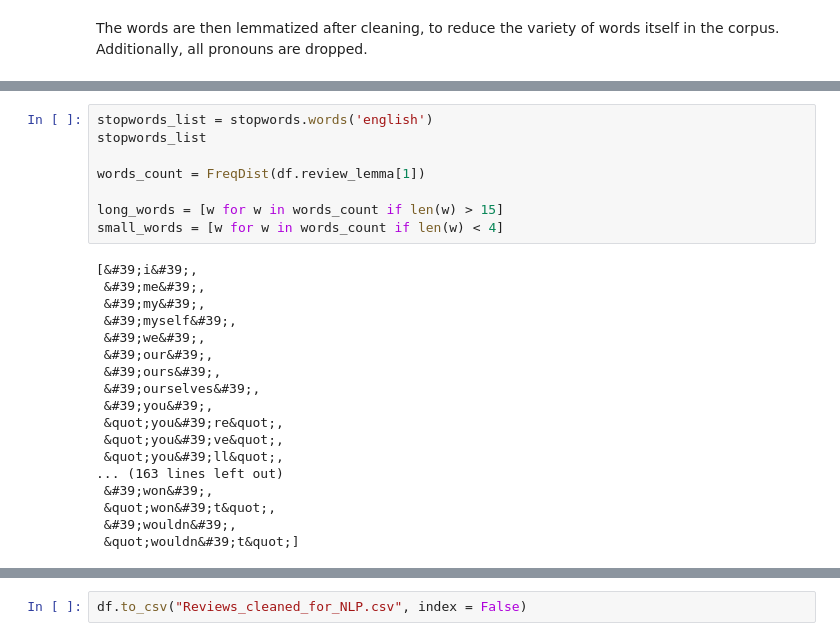
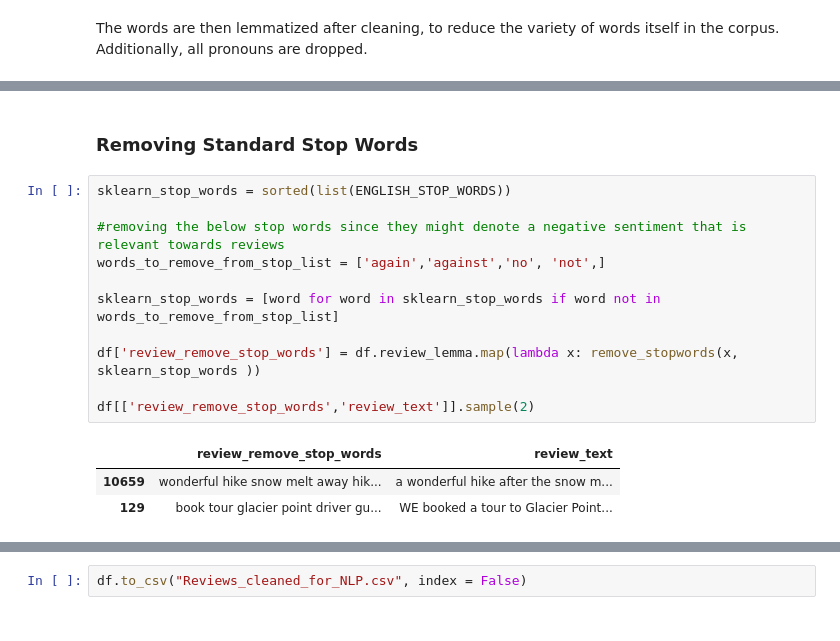
Before and after one commit to navish92/Trip_Advisor_National_Parks, a Jupyter notebook: 2-NLP_Preprocessing.ipynb, the cells around one changed output, grey strips where cells are left out. Drawn from its saved outputs; the diff is of its cells as text.

```diff
--- a/2-NLP_Preprocessing.ipynb
+++ b/2-NLP_Preprocessing.ipynb
@@ -88,26 +150,17 @@ Final level of filtering
-# %%
-stopwords_list = stopwords.words('english')
-stopwords_list
-
-words_count = FreqDist(df.review_lemma[1])
-
-long_words = [w for w in words_count if len(w) > 15]
-small_words = [w for w in words_count if len(w) < 4]
-# %% [output]
-[&#39;i&#39;,
- &#39;me&#39;,
- &#39;my&#39;,
- &#39;myself&#39;,
- &#39;we&#39;,
- &#39;our&#39;,
- &#39;ours&#39;,
- &#39;ourselves&#39;,
- &#39;you&#39;,
- &quot;you&#39;re&quot;,
- &quot;you&#39;ve&quot;,
- &quot;you&#39;ll&quot;,
-... (163 lines left out)
- &#39;won&#39;,
- &quot;won&#39;t&quot;,
- &#39;wouldn&#39;,
- &quot;wouldn&#39;t&quot;]
+# %% [markdown]
+### Removing Standard Stop Words
+# %%
+sklearn_stop_words = sorted(list(ENGLISH_STOP_WORDS))
+
+#removing the below stop words since they might denote a negative sentiment that is relevant towards reviews
+words_to_remove_from_stop_list = ['again','against','no', 'not',]
+
+sklearn_stop_words = [word for word in sklearn_stop_words if word not in words_to_remove_from_stop_list]
+
+df['review_remove_stop_words'] = df.review_lemma.map(lambda x: remove_stopwords(x, sklearn_stop_words ))
+
+df[['review_remove_stop_words','review_text']].sample(2)
+# %% [output]
+|  | review_remove_stop_words | review_text |
+| 10659 | wonderful hike snow melt away hik... | a wonderful hike after the snow m... |
+| 129 | book tour glacier point driver gu... | WE booked a tour to Glacier Point... |
```
Also changed, not shown: parts of 17 cells of this notebook, 8 other files.
